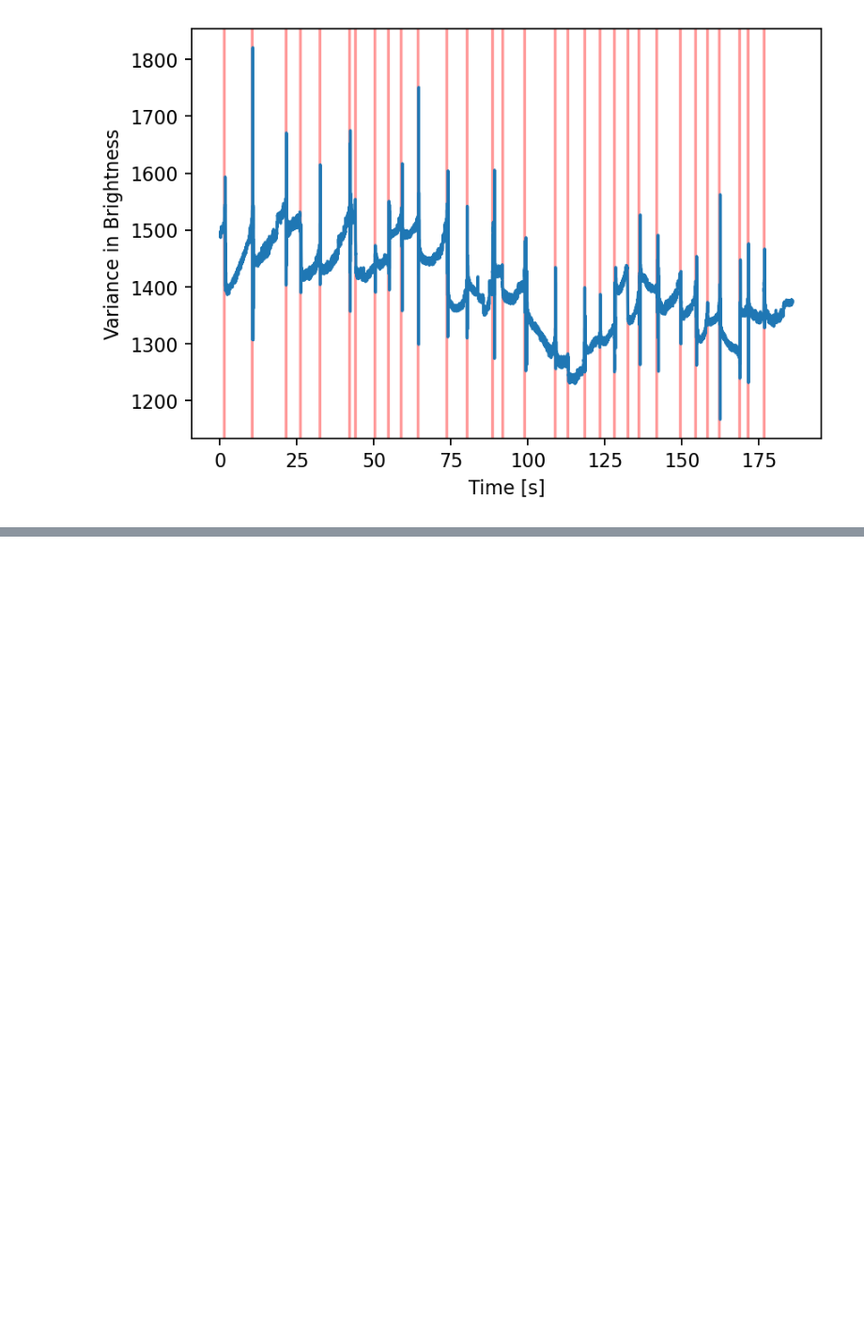
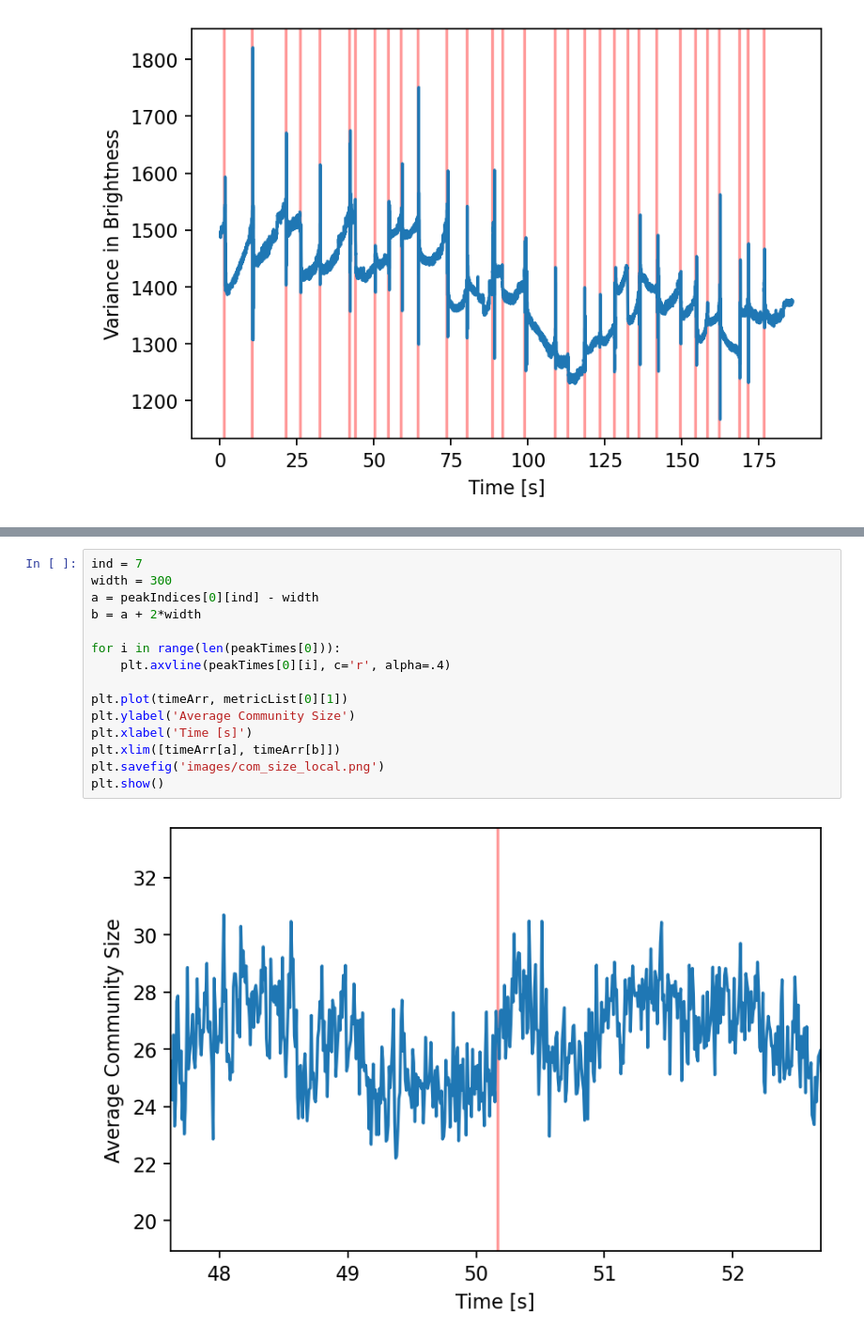
Before and after one commit to Jfeatherstone/FailurePrediction, a Jupyter notebook: AnalyzeTest.ipynb, the cells around one changed output, grey strips where cells are left out. Shown at 94% size. Saved outputs shown, nothing was run; the diff lists cells and outputs as text; blank space fills up the shorter version.

```diff
--- a/AnalyzeTest.ipynb
+++ b/AnalyzeTest.ipynb
@@ -45,0 +55,17 @@ with open('/run/media/jack/Seagate Portable Drive/Research/SliderWinter2020/Cach
+# %%
+ind = 7
+width = 300
+a = peakIndices[0][ind] - width
+b = a + 2*width
+
+for i in range(len(peakTimes[0])):
+    plt.axvline(peakTimes[0][i], c='r', alpha=.4)
+
+plt.plot(timeArr, metricList[0][1])
+plt.ylabel('Average Community Size')
+plt.xlabel('Time [s]')
+plt.xlim([timeArr[a], timeArr[b]])
+plt.savefig('images/com_size_local.png')
+plt.show()
+# %% [output]
+[figure, added]
```
Also changed, not shown: parts of 7 cells of this notebook, 29 other files.
